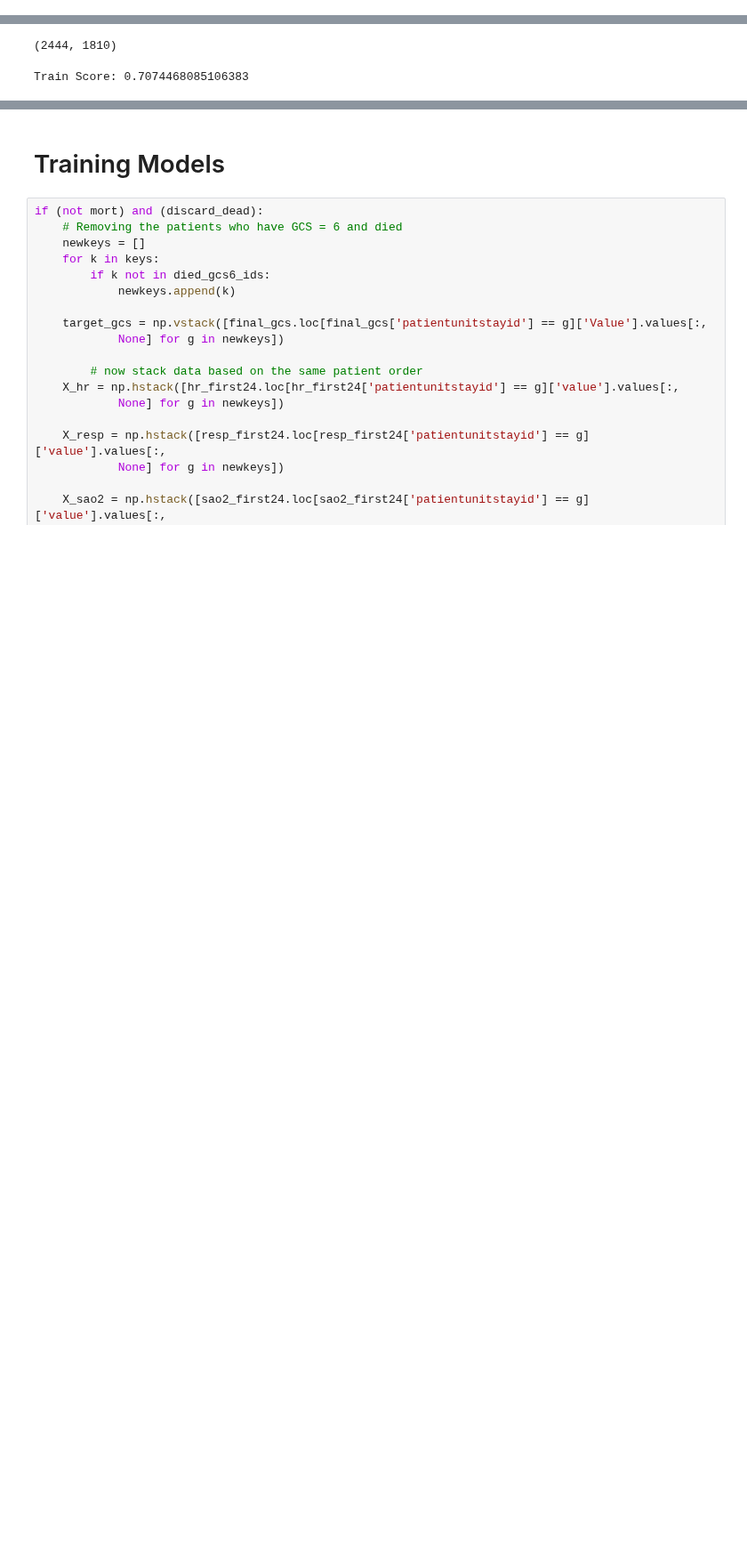
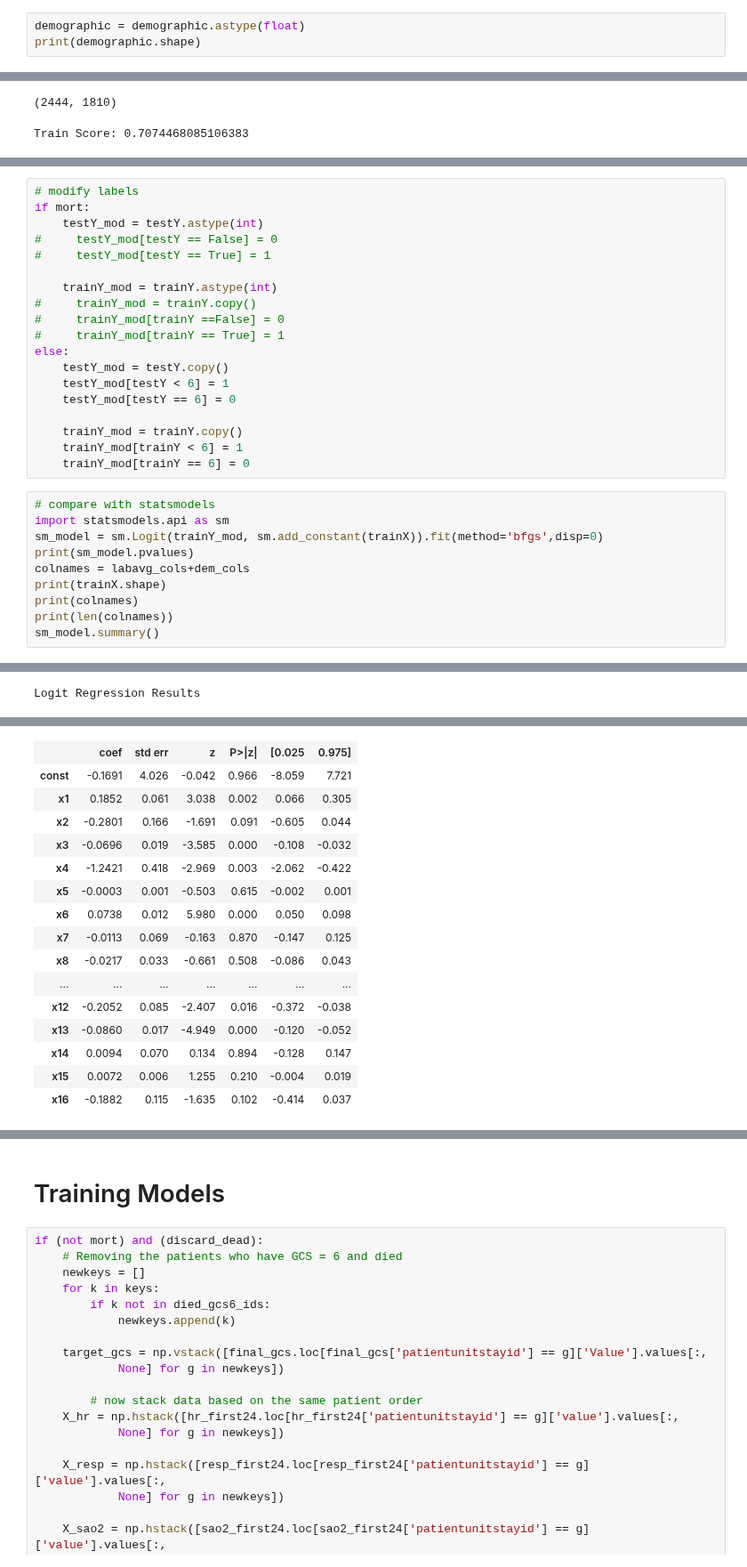
Before and after one commit to adit98/tbi, a Jupyter notebook: GCS_Modeling_JB.ipynb, the cells around one changed output, grey strips where cells are left out. Shown at 89% size. Saved outputs shown, nothing was run; the diff lists cells and outputs as text; blank space fills up the shorter version.

```diff
--- a/GCS_Modeling_JB.ipynb
+++ b/GCS_Modeling_JB.ipynb
@@ -292,0 +309,3 @@ print(demographic.shape)
+# %%
+demographic = demographic.astype(float)
+print(demographic.shape)
@@ -970,0 +1253,30 @@ Indices of concatenated medication and infusion columns: [67, 89, 95, 182, 206,
+# %%
+# modify labels
+if mort:
+    testY_mod = testY.astype(int)
+#     testY_mod[testY == False] = 0
+#     testY_mod[testY == True] = 1
+
+    trainY_mod = trainY.astype(int)
+#     trainY_mod = trainY.copy()
+#     trainY_mod[trainY ==False] = 0
+#     trainY_mod[trainY == True] = 1
+else:
+    testY_mod = testY.copy()
+    testY_mod[testY < 6] = 1
+    testY_mod[testY == 6] = 0
+
+    trainY_mod = trainY.copy()
+    trainY_mod[trainY < 6] = 1
+    trainY_mod[trainY == 6] = 0
+# %%
+# compare with statsmodels
+import statsmodels.api as sm
+sm_model = sm.Logit(trainY_mod, sm.add_constant(trainX)).fit(method='bfgs',disp=0)
+print(sm_model.pvalues)
+colnames = labavg_cols+dem_cols
+print(trainX.shape)
+print(colnames)
+print(len(colnames))
+sm_model.summary()
+# %% [output]
@@ -970,0 +1291 @@ Indices of concatenated medication and infusion columns: [67, 89, 95, 182, 206,
+Logit Regression Results
@@ -970,0 +1299,16 @@ Indices of concatenated medication and infusion columns: [67, 89, 95, 182, 206,
+|  | coef | std err | z | P>|z| | [0.025 | 0.975] |
+| const | -0.1691 | 4.026 | -0.042 | 0.966 | -8.059 | 7.721 |
+| x1 | 0.1852 | 0.061 | 3.038 | 0.002 | 0.066 | 0.305 |
+| x2 | -0.2801 | 0.166 | -1.691 | 0.091 | -0.605 | 0.044 |
+| x3 | -0.0696 | 0.019 | -3.585 | 0.000 | -0.108 | -0.032 |
+| x4 | -1.2421 | 0.418 | -2.969 | 0.003 | -2.062 | -0.422 |
+| x5 | -0.0003 | 0.001 | -0.503 | 0.615 | -0.002 | 0.001 |
+| x6 | 0.0738 | 0.012 | 5.980 | 0.000 | 0.050 | 0.098 |
+| x7 | -0.0113 | 0.069 | -0.163 | 0.870 | -0.147 | 0.125 |
+| x8 | -0.0217 | 0.033 | -0.661 | 0.508 | -0.086 | 0.043 |
+| ... | ... | ... | ... | ... | ... | ... |
+| x12 | -0.2052 | 0.085 | -2.407 | 0.016 | -0.372 | -0.038 |
+| x13 | -0.0860 | 0.017 | -4.949 | 0.000 | -0.120 | -0.052 |
+| x14 | 0.0094 | 0.070 | 0.134 | 0.894 | -0.128 | 0.147 |
+| x15 | 0.0072 | 0.006 | 1.255 | 0.210 | -0.004 | 0.019 |
+| x16 | -0.1882 | 0.115 | -1.635 | 0.102 | -0.414 | 0.037 |
```
Also changed, not shown: parts of 20 cells of this notebook.
